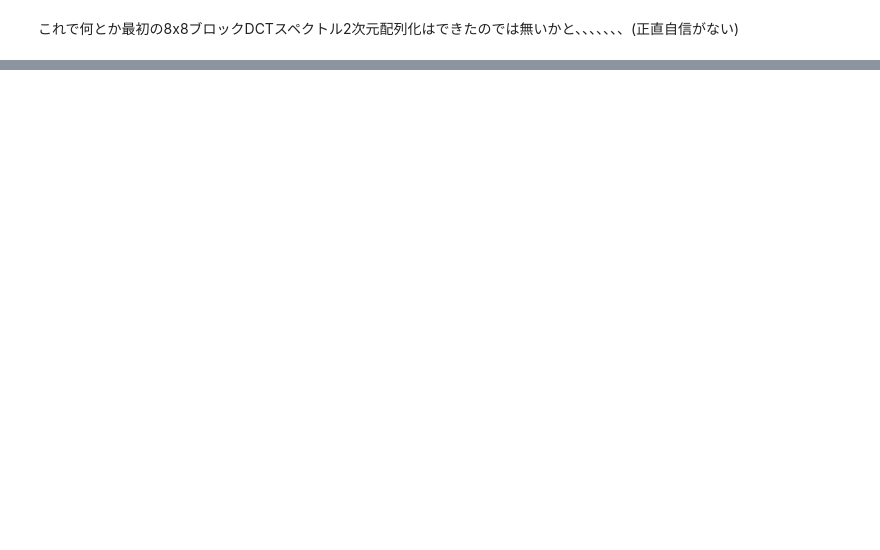
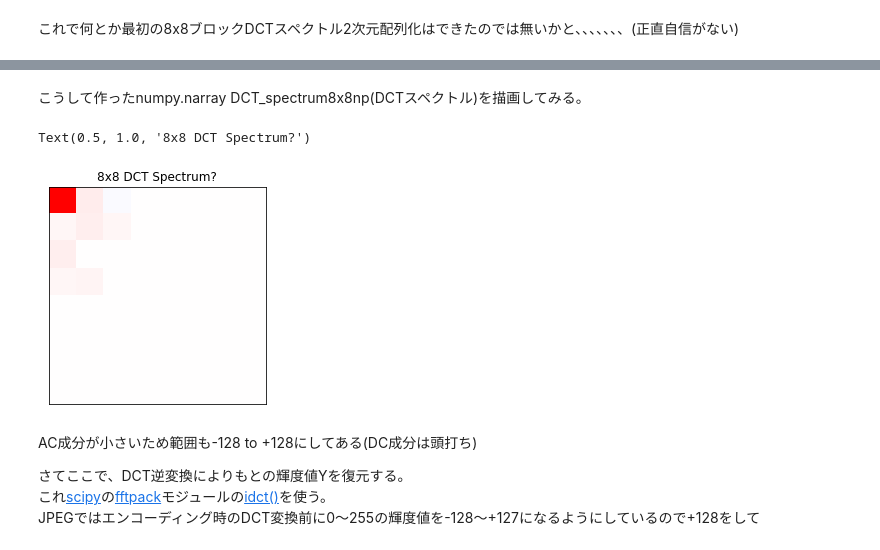
Before and after one commit to arockyu/python_beginner, a Jupyter notebook: jpeg_binary_data_analysis.ipynb, the cells around one changed output, grey strips where cells are left out. Saved outputs shown, nothing was run; the diff lists cells and outputs as text; code cells hidden in the pictures; blank space fills up the shorter version.

```diff
--- a/jpeg_binary_data_analysis.ipynb
+++ b/jpeg_binary_data_analysis.ipynb
@@ -865,7 +888,18 @@ for seg in jpeg_struct:
                             #print("  V",i+1,"-",j+1," : ",data[base+j],sep="")
                                                    #各符号長の符号(tcn=0のとき)　データービット数
                         else:            #ACテーブル
-                            vlist+=[(data[base+j]>>4,data[base+j]&0x0F)]
+                            runlen=data[base+j]>>4
+                            detalen=data[base+j]&0x0F
+
+                            if(detalen==0):
+                                if(runlen==0):
+                                    vlist+=[("EOB",0)]
+                                elif(runlen==15):
+                                    vlist+=[("ZRL",0)]
+                                else:
+                                    vlist+=[("N/A",0)]
+                            else:
+                                vlist+=[(runlen,detalen)]
                             #print("  V",i+1,"-",j+1," : ",data[base+j]>>4,",",data[base+j]&0x0F,sep="")
                                                    #各符号長の符号(tcn=1のとき) ランレングス数、データービット数
                     if(tcn==0):      #DCテーブル
@@ -1239,15 +1277,27 @@ for byte in jpeg_struct[10][2]:
                 zz+=1
             else:
                 ##print("debug Vac",zz,V[h_bits-1][element])
-                for j in range(V[h_bits-1][element][0]):
+                if(type(V[h_bits-1][element][0])==int):
+                    for j in range(V[h_bits-1][element][0]):
+                        if(zz<64):
+                            print("decode",zz,0)
+                            decoded+=[0]
+                            zz+=1
                     if(zz<64):
+                        print("decode",zz,ddata)
+                        decoded+=[ddata]
+                        zz+=1
+                elif(V[h_bits-1][element][0]=="EOB"):
+                     while(zz<64):
                         print("decode",zz,0)
                         decoded+=[0]
                         zz+=1
-                if(zz<64):
-                    print("decode",zz,ddata)
-                    decoded+=[ddata]
-                    zz+=1
+                elif(V[h_bits-1][element][0]=="ZRL"):
+                     for j in range(16):
+                        if(zz<64):
+                            print("decode",zz,0)
+                            decoded+=[0]
+                            zz+=1
 
             flag_code=False
             flag_data=False
@@ -1636,0 +1603,3 @@ array([[1249,    9,   -2,    0,    0,    0,    0,    0],
+# %%
+DCT_spectrum8x8np=np.array(DCT_spectrum8x8, float)
+DCT_spectrum8x8np
@@ -1636,0 +1615,16 @@ array([[1249,    9,   -2,    0,    0,    0,    0,    0],
+# %% [markdown]
+こうして作ったnumpy.narray DCT_spectrum8x8np(DCTスペクトル)を描画してみる。
+# %%
+imgplot = plt.imshow(DCT_spectrum8x8np,cmap="bwr",vmin=-128,vmax=128)  #jpegファイルの描画
+imgplot.axes.set_xticks([]) #x軸の目盛を削除
+imgplot.axes.set_yticks([]) #y軸の目盛を削除
+imgplot.axes.set_title("8x8 DCT Spectrum?")
+# %% [output]
+Text(0.5, 1.0, '8x8 DCT Spectrum?')
+[figure, added]
+# %% [markdown]
+AC成分が小さいため範囲も-128 to +128にしてある(DC成分は頭打ち)
+
+さてここで、DCT逆変換によりもとの輝度値Yを復元する。
+これ[scipy](https://docs.scipy.org/doc/scipy/reference/)の[fftpack](http://scipy.github.io/devdocs/fftpack.html)モジュールの[idct()](https://docs.scipy.org/doc/scipy-0.14.0/reference/generated/scipy.fftpack.idct.html#scipy.fftpack.idct)を使う。
+JPEGではエンコーディング時のDCT変換前に0～255の輝度値を-128～+127になるようにしているので+128をして
```
Also changed, not shown: parts of 60 cells of this notebook.
